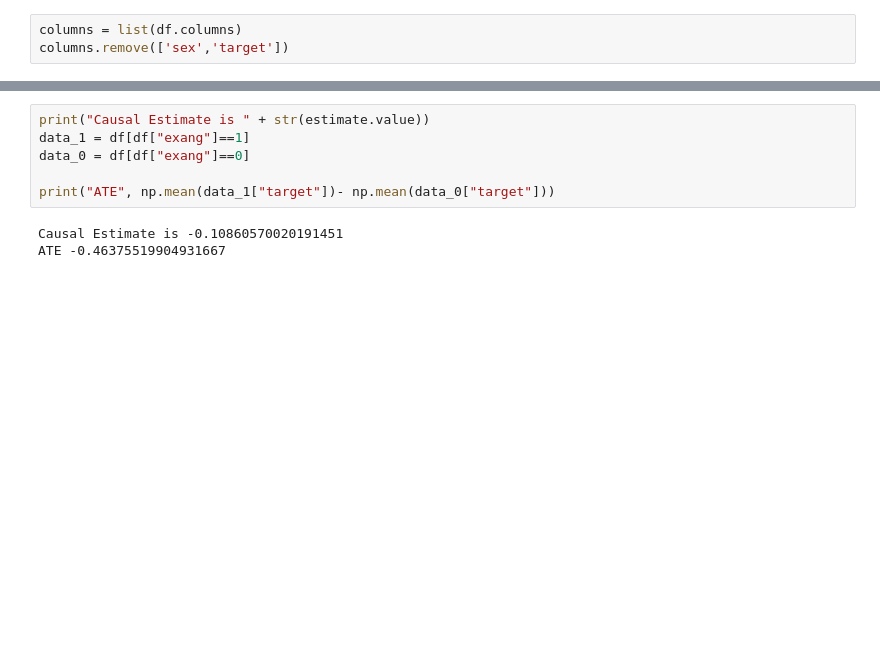
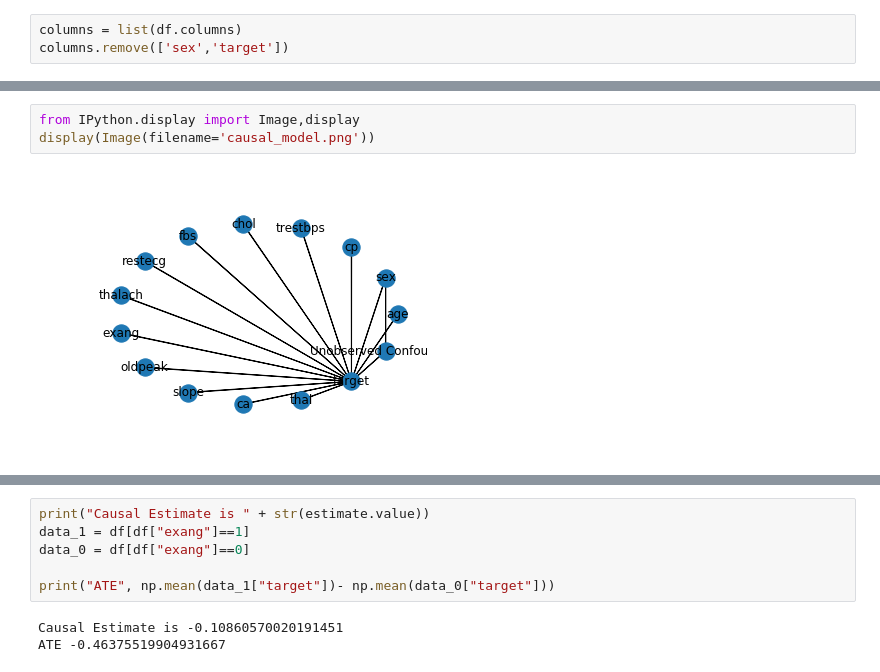
Before and after one commit to kaanbursa/CI_birth_weight, a Jupyter notebook: CILinear.ipynb, the cells around one changed output, grey strips where cells are left out. Drawn from its saved outputs; the diff is of its cells as text; blank space fills up the shorter version.

```diff
--- a/CILinear.ipynb
+++ b/CILinear.ipynb
@@ -85,0 +84,5 @@ INFO:dowhy.causal_graph:Using Matplotlib for plotting
+# %%
+from IPython.display import Image,display
+display(Image(filename='causal_model.png'))
+# %% [output]
+[figure, added]
```
Also changed, not shown: parts of 28 cells of this notebook.
